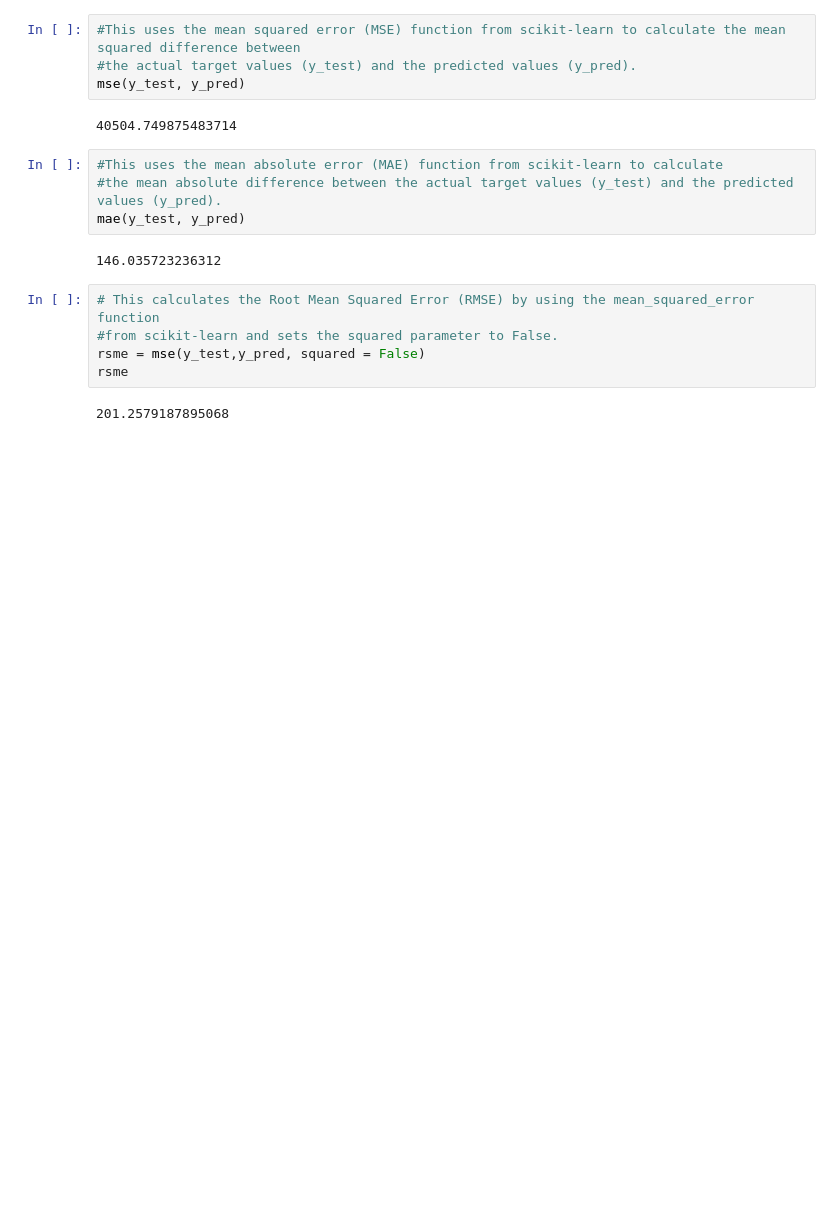
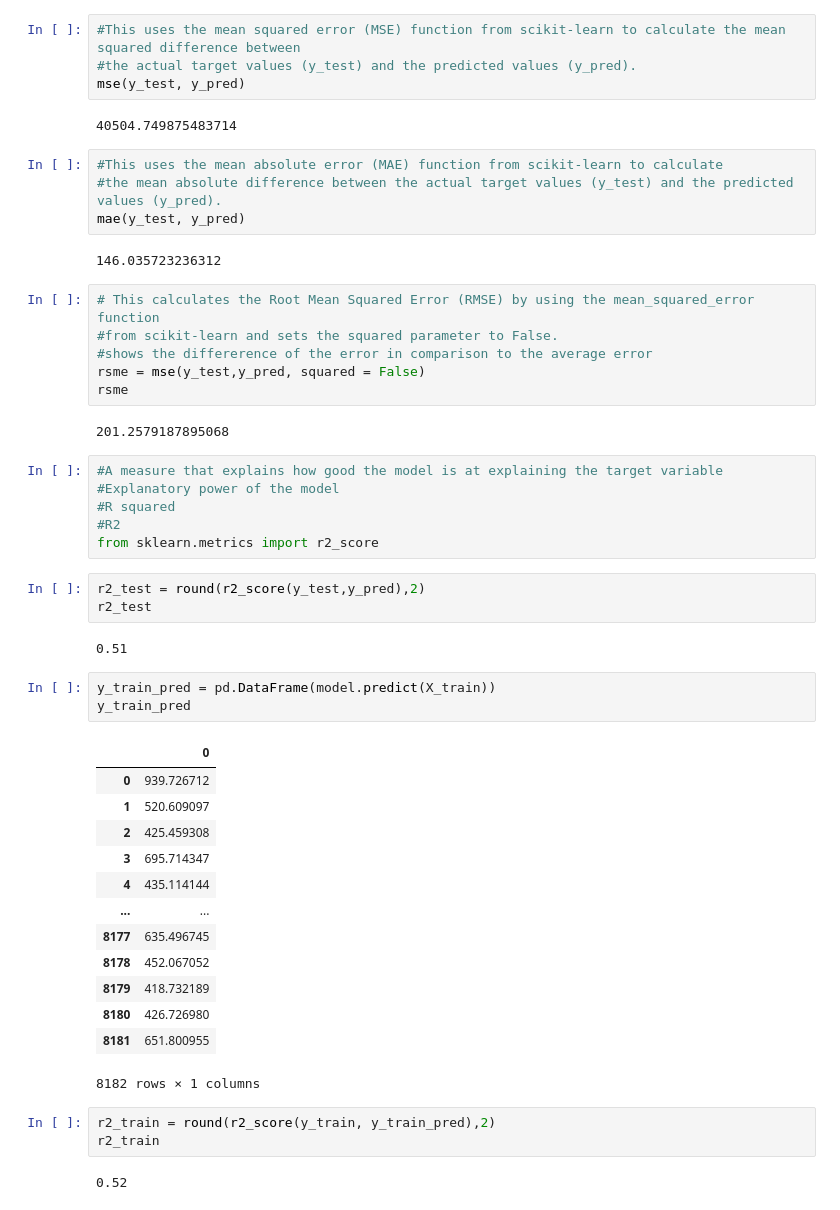
Before and after one commit to Oliviasteph5/Week4, a Jupyter notebook: Week4Day2 Lab on Linear Regression.ipynb, the cells around one changed output. Cells and saved outputs as stored; diff of their text form; blank space fills up the shorter version.

```diff
--- a/Week4Day2 Lab on Linear Regression.ipynb
+++ b/Week4Day2 Lab on Linear Regression.ipynb
@@ -272,7 +273,41 @@ mae(y_test, y_pred)
 # %%
 # This calculates the Root Mean Squared Error (RMSE) by using the mean_squared_error function
 #from scikit-learn and sets the squared parameter to False.
+#shows the differerence of the error in comparison to the average error
 rsme = mse(y_test,y_pred, squared = False)
 rsme
 # %% [output]
 201.2579187895068
+# %%
+#A measure that explains how good the model is at explaining the target variable
+#Explanatory power of the model
+#R squared
+#R2
+from sklearn.metrics import r2_score
+# %%
+r2_test = round(r2_score(y_test,y_pred),2)
+r2_test
+# %% [output]
+0.51
+# %%
+y_train_pred = pd.DataFrame(model.predict(X_train))
+y_train_pred
+# %% [output]
+|  | 0 |
+| 0 | 939.726712 |
+| 1 | 520.609097 |
+| 2 | 425.459308 |
+| 3 | 695.714347 |
+| 4 | 435.114144 |
+| ... | ... |
+| 8177 | 635.496745 |
+| 8178 | 452.067052 |
+| 8179 | 418.732189 |
+| 8180 | 426.726980 |
+| 8181 | 651.800955 |
+8182 rows × 1 columns
+# %%
+r2_train = round(r2_score(y_train, y_train_pred),2)
+r2_train
+# %% [output]
+0.52
```
Also changed, not shown: parts of 6 cells of this notebook.
